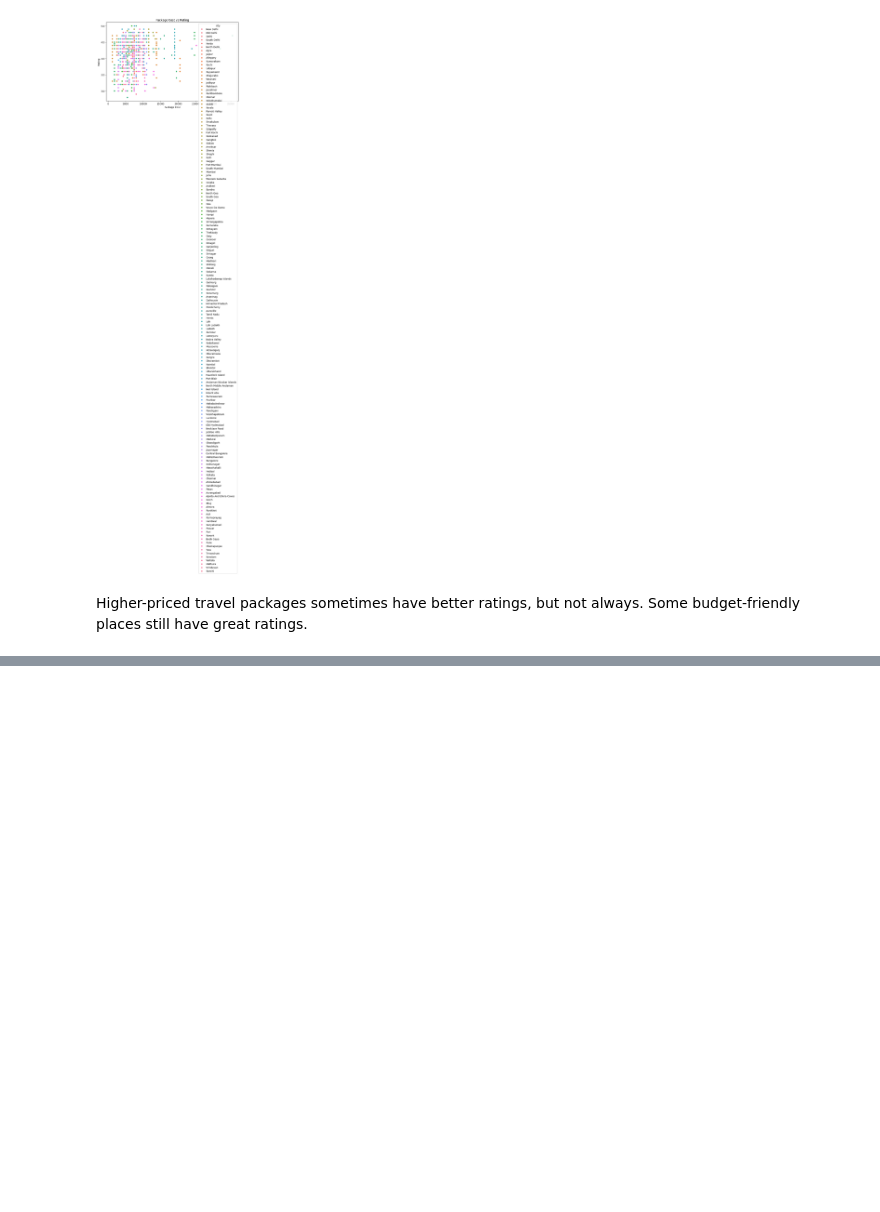
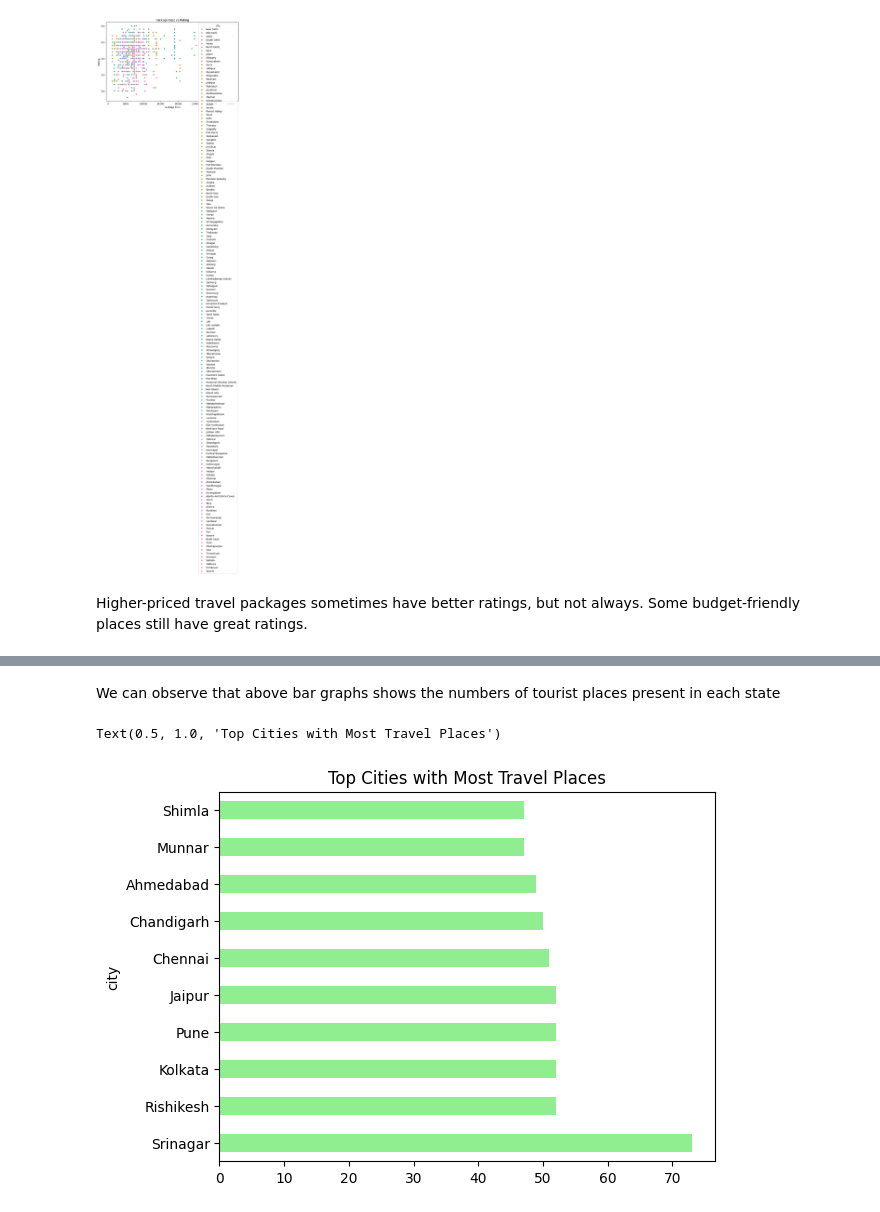
Before and after one commit to mayurnirmal/destinator, a Jupyter notebook: Main Data/Data Visualization.ipynb, the cells around one changed output, grey strips where cells are left out. Drawn from its saved outputs; the diff is of its cells as text; code cells hidden in the pictures; blank space fills up the shorter version.

```diff
--- a/Main Data/Data Visualization.ipynb
+++ b/Main Data/Data Visualization.ipynb
@@ -167,0 +145,8 @@ If Rating and Best Time to Visit have a connection, we can predict the best seas
+# %% [markdown]
+We can observe that above bar graphs shows the numbers of tourist places present in each state
+# %%
+df['city'].value_counts().head(10).plot(kind='barh', color='lightgreen')
+plt.title('Top Cities with Most Travel Places')
+# %% [output]
+Text(0.5, 1.0, 'Top Cities with Most Travel Places')
+[figure, added]
```
Also changed, not shown: parts of 9 cells of this notebook.
